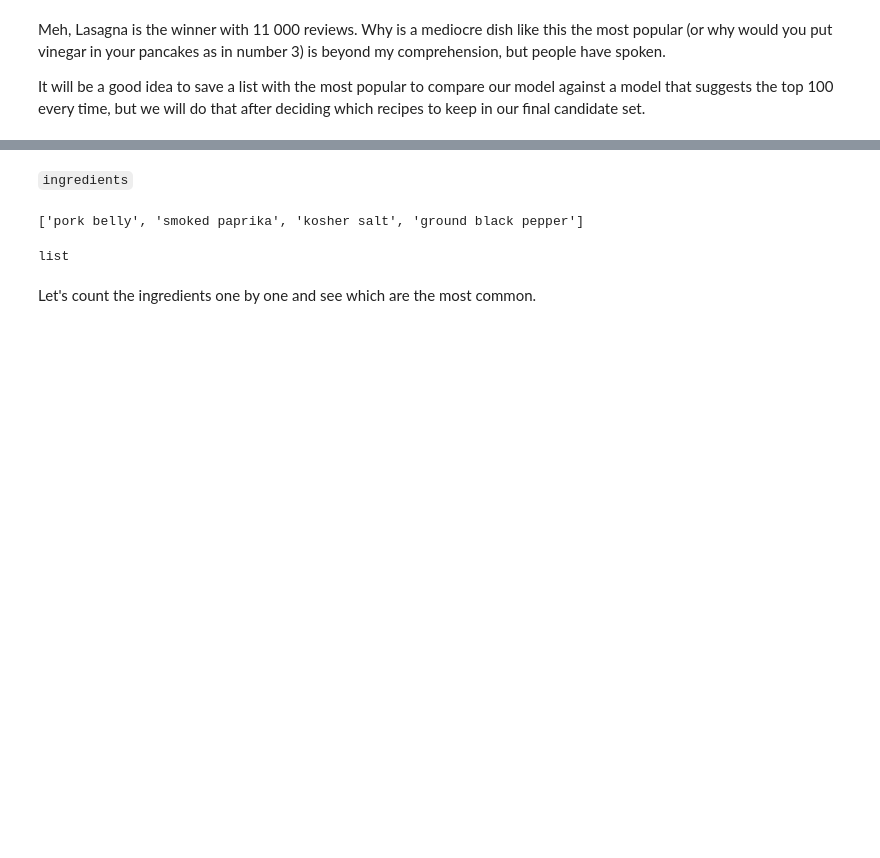
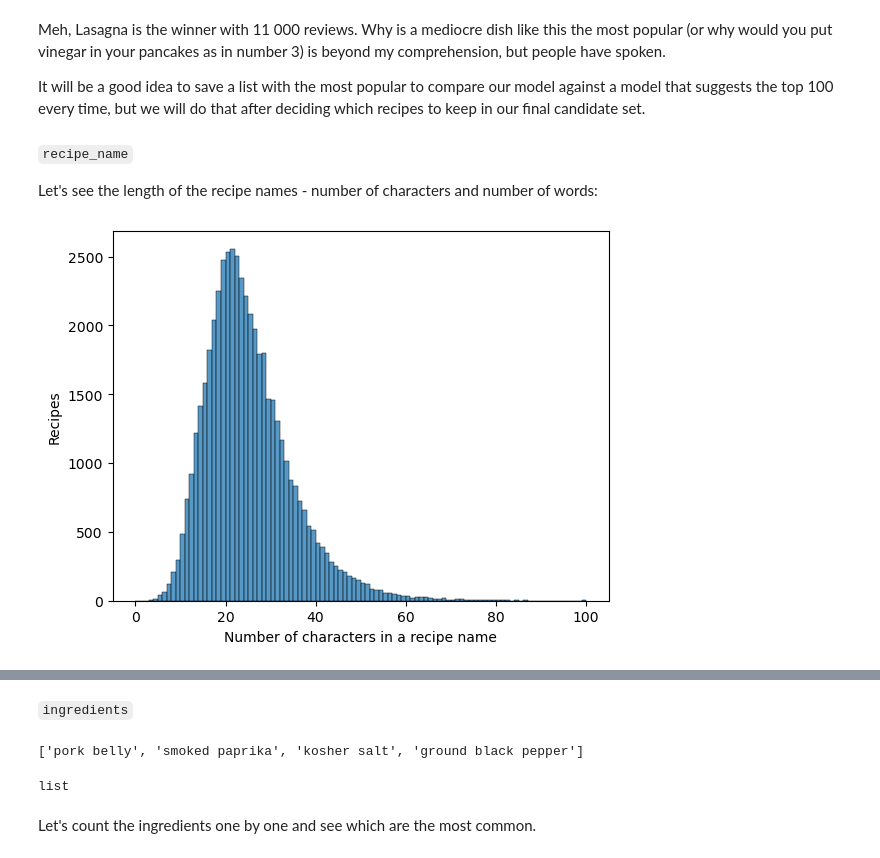
Before and after one commit to dtuleva/Recipe_Recommendation_System, a Jupyter notebook: RRS_EDA.ipynb, the cells around one changed output, grey strips where cells are left out. Cells and saved outputs as stored; diff of their text form; code cells hidden in the pictures; blank space fills up the shorter version.

```diff
--- a/RRS_EDA.ipynb
+++ b/RRS_EDA.ipynb
@@ -208,3 +207,18 @@ recipes.nlargest(5, "review_nums")
 Meh, Lasagna is the winner with 11 000 reviews. Why is a mediocre dish like this the most popular (or why would you put vinegar in your pancakes as in number 3) is beyond my comprehension, but people have spoken.
 
 It will be a good idea to save a list with the most popular to compare our model against a model that suggests the top 100 every time, but we will do that after deciding which recipes to keep in our final candidate set.
+# %% [markdown]
+`recipe_name`
+
+Let's see the length of the recipe names - number of characters and number of words:
+# %%
+char_count = recipes.recipe_name.apply(lambda x: len(x))
+# %%
+sns.histplot(char_count, binrange = [0, 100], binwidth = 1)
+
+plt.xlabel("Number of characters in a recipe name")
+plt.ylabel("Recipes")
+
+plt.show()
+# %% [output]
+[figure, added]
```
Also changed, not shown: parts of 5 cells of this notebook, 1 other file.
